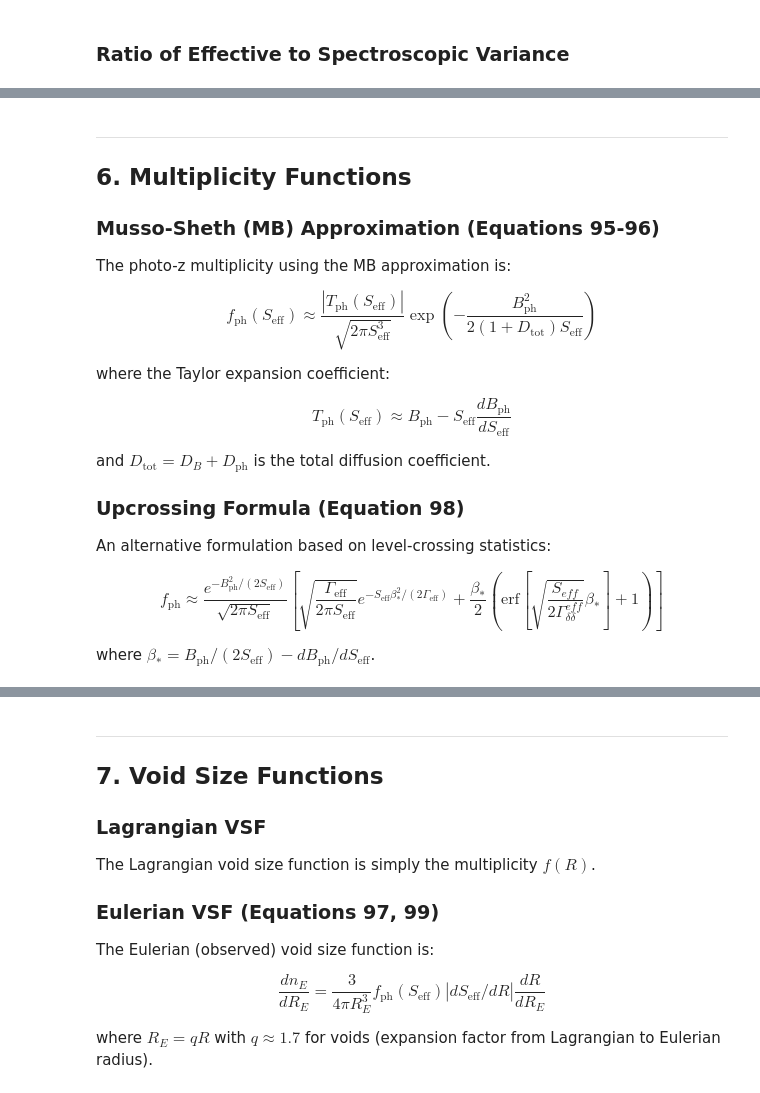
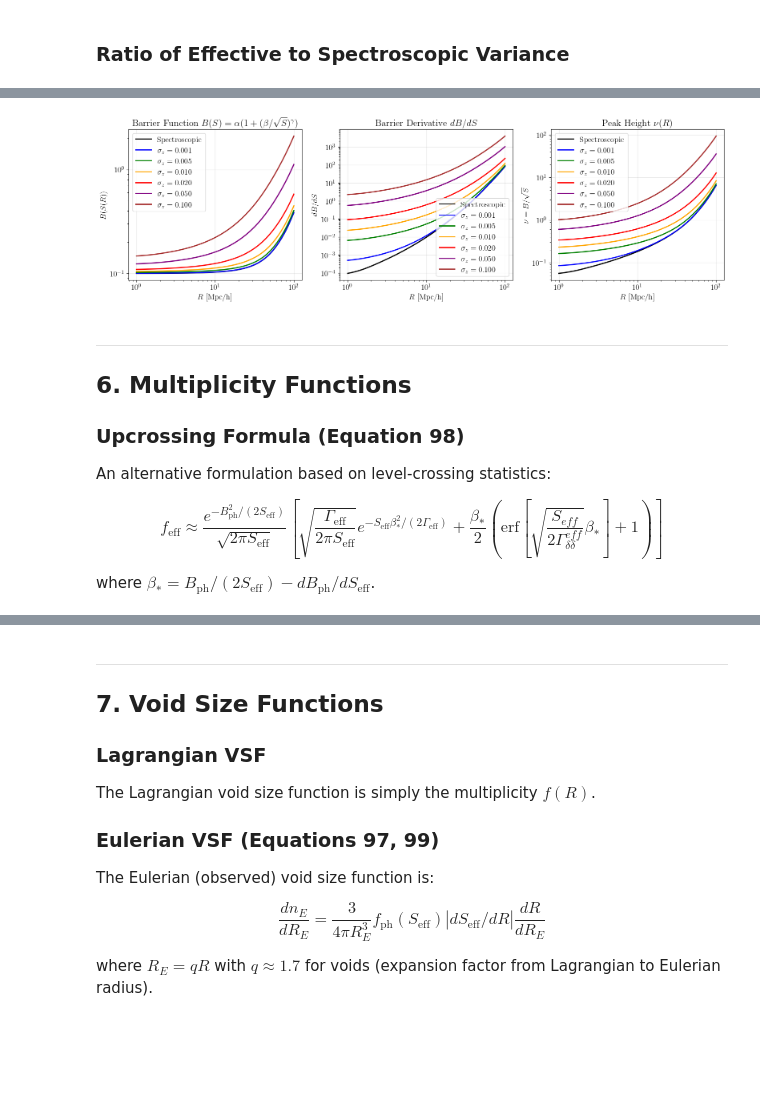
Before and after one commit to PierreBoccard/excursion_set_functions, a Jupyter notebook: examples/photo_z_formalism_documentation.ipynb, the cells around one changed output, grey strips where cells are left out. Saved outputs shown, nothing was run; the diff lists cells and outputs as text; code cells hidden in the pictures; blank space fills up the shorter version.

```diff
--- a/examples/photo_z_formalism_documentation.ipynb
+++ b/examples/photo_z_formalism_documentation.ipynb
@@ -492,24 +466,68 @@ plt.show()
+# %%
+# Compute and plot B_iso, B_eff
+# Barrier parameters for voids
+
+fig, axes = plt.subplots(1, 3, figsize=(16, 5))
+
+# Panel 1: Barrier B(S) for different sigma_z
+for (sigma_z, sigma_chi, color) in zip(sigma_z_vals, sigma_chi_vals, colors):
+    S = results[sigma_z]['S']
+    B = compute_barrier_standard(S, alpha, beta, gamma)
+    label = r'$\sigma_z = ' + f'{sigma_z:.3f}' + r'$' if sigma_z > 0 else 'Spectroscopic'
+    axes[0].plot(R_range, B, label=label, color=color, linewidth=2)
+
+axes[0].set_xlabel(r'$R$ [Mpc/h]')
+axes[0].set_ylabel(r'$B(S(R))$')
+axes[0].set_xscale('log')
+axes[0].set_yscale('log')
+axes[0].set_title(r'Barrier Function $B(S) = \alpha(1 + (\beta/\sqrt{S})^\gamma)$')
+axes[0].legend()
+axes[0].grid(True, alpha=0.3)
+
+# Panel 2: Barrier derivative dB/dS
+for (sigma_z, sigma_chi, color) in zip(sigma_z_vals, sigma_chi_vals, colors):
+    S = results[sigma_z]['S']
+    dB_dS = compute_barrier_derivative_standard(S, alpha, beta, gamma)
+    label = r'$\sigma_z = ' + f'{sigma_z:.3f}' + r'$' if sigma_z > 0 else 'Spectroscopic'
+    axes[1].plot(R_range, np.abs(dB_dS), label=label, color=color, linewidth=2)
+
+axes[1].set_xlabel(r'$R$ [Mpc/h]')
+axes[1].set_ylabel(r'$dB/dS$')
+axes[1].set_xscale('log')
+axes[1].set_yscale('log')
+axes[1].set_title(r'Barrier Derivative $dB/dS$')
+axes[1].legend()
+axes[1].grid(True, alpha=0.3)
+
+# Panel 3: Peak height ν = B/√S
+for (sigma_z, sigma_chi, color) in zip(sigma_z_vals, sigma_chi_vals, colors):
+    S = results[sigma_z]['S']
+    B = compute_barrier_standard(S, alpha, beta, gamma)
+    nu = peak_height(B, S)
+    label = r'$\sigma_z = ' + f'{sigma_z:.3f}' + r'$' if sigma_z > 0 else 'Spectroscopic'
+    axes[2].plot(R_range, nu, label=label, color=color, linewidth=2)
+
+axes[2].set_xlabel(r'$R$ [Mpc/h]')
+axes[2].set_ylabel(r'$\nu = B/\sqrt{S}$')
+axes[2].set_xscale('log')
+axes[2].set_yscale('log')
+axes[2].set_title(r'Peak Height $\nu(R)$')
+axes[2].legend()
+axes[2].grid(True, alpha=0.3)
+
+plt.tight_layout()
+plt.show()
+# %% [output]
+[figure, added]
 # %% [markdown]
 ---
 
 ## 6. Multiplicity Functions
 
-### Musso-Sheth (MB) Approximation (Equations 95-96)
-
-The photo-z multiplicity using the MB approximation is:
-
-$$f_{\text{ph}}(S_{\text{eff}}) \approx \frac{|T_{\text{ph}}(S_{\text{eff}})|}{\sqrt{2\pi S_{\text{eff}}^3}} \exp\left(-\frac{B_{\text{ph}}^2}{2(1+D_{\text{tot}})S_{\text{eff}}}\right)$$
-
-where the Taylor expansion coefficient:
-
-$$T_{\text{ph}}(S_{\text{eff}}) \approx B_{\text{ph}} - S_{\text{eff}} \frac{dB_{\text{ph}}}{dS_{\text{eff}}}$$
-
-and $D_{\text{tot}} = D_B + D_{\text{ph}}$ is the total diffusion coefficient.
-
 ### Upcrossing Formula (Equation 98)
 
 An alternative formulation based on level-crossing statistics:
 
-$$f_{\text{ph}} \approx \frac{e^{-B_{\text{ph}}^2/(2S_{\text{eff}})}}{\sqrt{2\pi S_{\text{eff}}}} \left[\sqrt{\frac{\Gamma_{\text{eff}}}{2\pi S_{\text{eff}}}} e^{-S_{\text{eff}}\beta_*^2/(2\Gamma_{\text{eff}})} + \frac{\beta_*}{2}\left(\text{erf}\left[\sqrt{\frac{S_{eff}}{2\Gamma_{\delta \delta}^{eff}}}\beta_*\right]+1\right)\right]$$
+$$f_{\text{eff}} \approx \frac{e^{-B_{\text{ph}}^2/(2S_{\text{eff}})}}{\sqrt{2\pi S_{\text{eff}}}} \left[\sqrt{\frac{\Gamma_{\text{eff}}}{2\pi S_{\text{eff}}}} e^{-S_{\text{eff}}\beta_*^2/(2\Gamma_{\text{eff}})} + \frac{\beta_*}{2}\left(\text{erf}\left[\sqrt{\frac{S_{eff}}{2\Gamma_{\delta \delta}^{eff}}}\beta_*\right]+1\right)\right]$$
 
 where $\beta_* = B_{\text{ph}}/(2S_{\text{eff}}) - dB_{\text{ph}}/dS_{\text{eff}}$.
```
Also changed, not shown: parts of 26 cells of this notebook, 6 other files.
